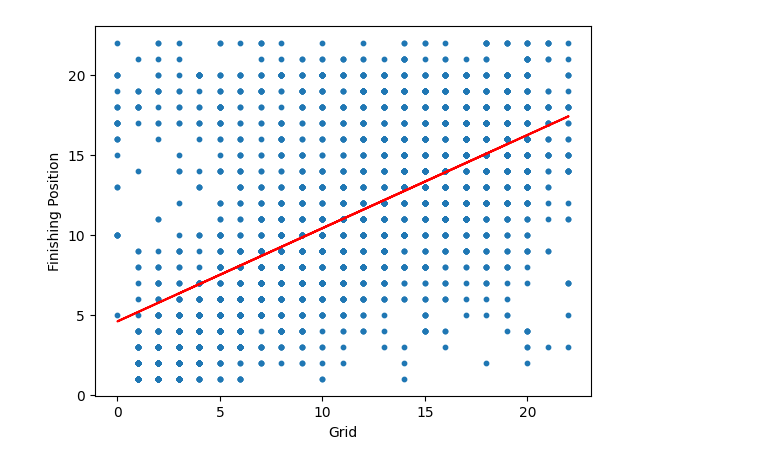
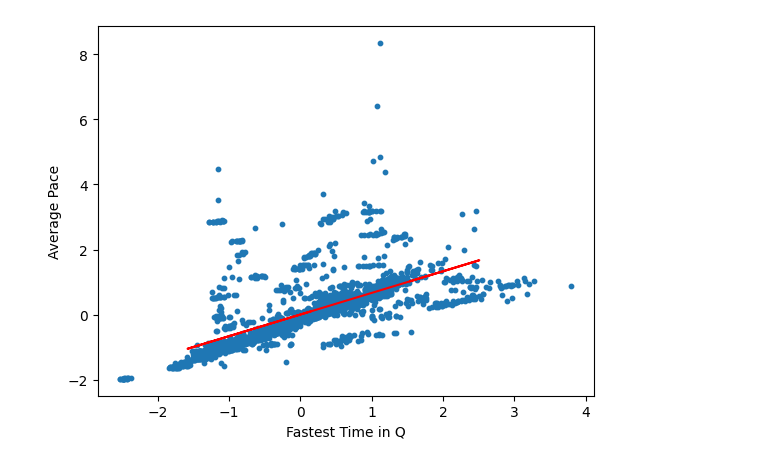
Before and after one commit to ollyjc99/f1-analytics, a Jupyter notebook: data modelling/Linear-Regression.ipynb, the cells around one changed output. Drawn from its saved outputs; the diff is of its cells as text; code cells hidden in the pictures.

Commit message:
Attempting to predict pace

```diff
--- a/data modelling/Linear-Regression.ipynb
+++ b/data modelling/Linear-Regression.ipynb
@@ -21,11 +21,11 @@ pd.options.mode.chained_assignment = None  # default='warn'
 # %%
 ### Load race and mereged DataFrames
 
-results = pd.read_csv(path + 'data/results.csv')
+data = pd.read_csv(path+'data/merged.csv')
 
-training_set = results.query(
+train = data.copy().query(
     'season != 2021'
 )
-predict_set = results.query(
+test = data.copy().query(
     'season == 2021'
 )
@@ -41,10 +42,26 @@ Y_predict = regression_model.predict(X_train)
+# %%
+regression_model = LinearRegression()
+scaler = StandardScaler()
+
+X_train = train[['qual_time']]
+y_train = train[['average_pace']]
+
+X_train = np.asarray(pd.DataFrame(scaler.fit_transform(X_train), columns=['qual_time']))
+y_train = np.asarray(pd.DataFrame(scaler.fit_transform(y_train), columns=['average_pace']))
+
+X_test = test[['qual_time']]
+X_test = np.asarray(pd.DataFrame(scaler.fit_transform(X_test), columns=['qual_time']))
+y_actual = test[['season','round','grid','driver','podium', 'average_pace', 'qual_time']]
+
+regression_model.fit(X_train, y_train)
+y_predict = regression_model.predict(X_test)
 # %%
 # predicted values
 
-plt.scatter(X_train, Y_train, s=10)
-plt.xlabel('Grid')
-plt.ylabel('Finishing Position')
-plt.plot(X_train, Y_predict, color='r')
+plt.scatter(X_train, y_train, s=10)
+plt.xlabel('Fastest Time in Q')
+plt.ylabel('Average Pace')
+plt.plot(X_test, y_predict, color='r')
 plt.show()
 # %% [output]
-[figure, old version]
+[figure, new version]
```
Also changed, not shown: parts of 6 cells of this notebook.
